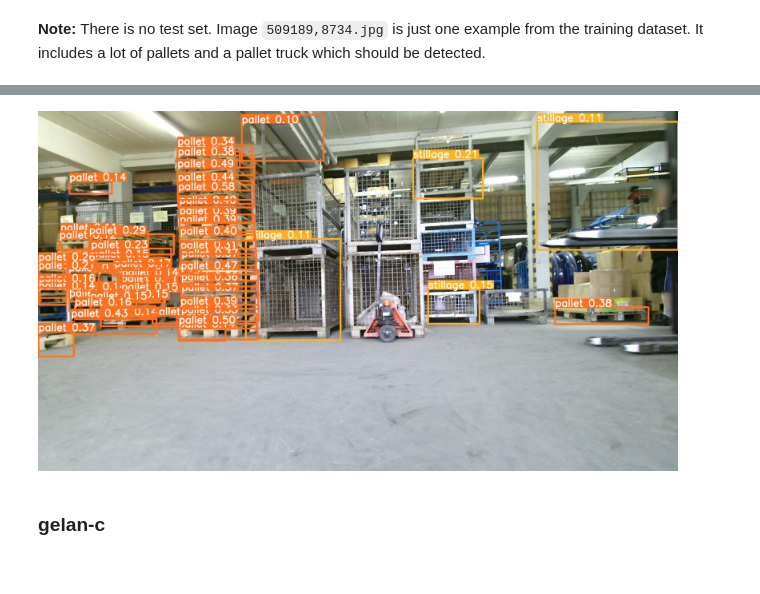
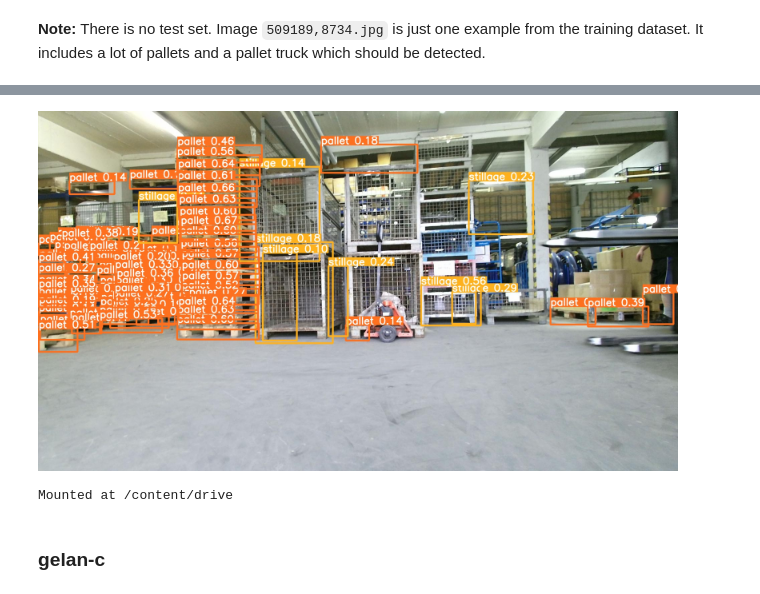
Before and after one commit to KoniHD/yolov9, a Jupyter notebook: train-yolov9.ipynb, the cells around one changed output, grey strips where cells are left out. Cells and saved outputs as stored; diff of their text form; code cells hidden in the pictures.

```diff
--- a/train-yolov9.ipynb
+++ b/train-yolov9.ipynb
@@ -153,6 +159,14 @@ Results saved to yolov9/runs/detect/exp2
 # %%
 from IPython.display import Image
 
-Image(filename=f"{YOLO}/runs/detect/exp2/509189,8734.jpg", width=640)    # or maybe width=640???
+Image(filename=f"{YOLO}/runs/detect/exp/509189,8734.jpg", width=640)    # or maybe width=640???
 # %% [output]
-[figure, old version]
+[figure, new version]
+# %%
+import os
+from google.colab import drive
+
+# Mount Google Drive
+drive.mount('/content/drive')
+# %% [output]
+Mounted at /content/drive
```
Also changed, not shown: parts of 14 cells of this notebook.
